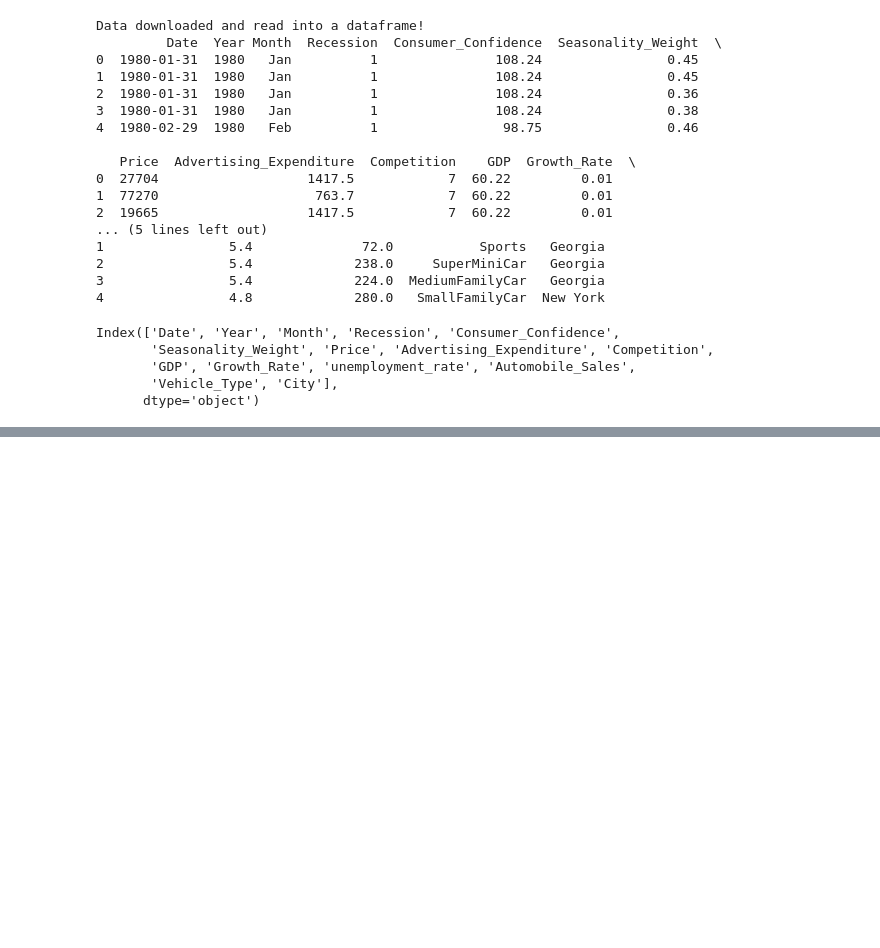
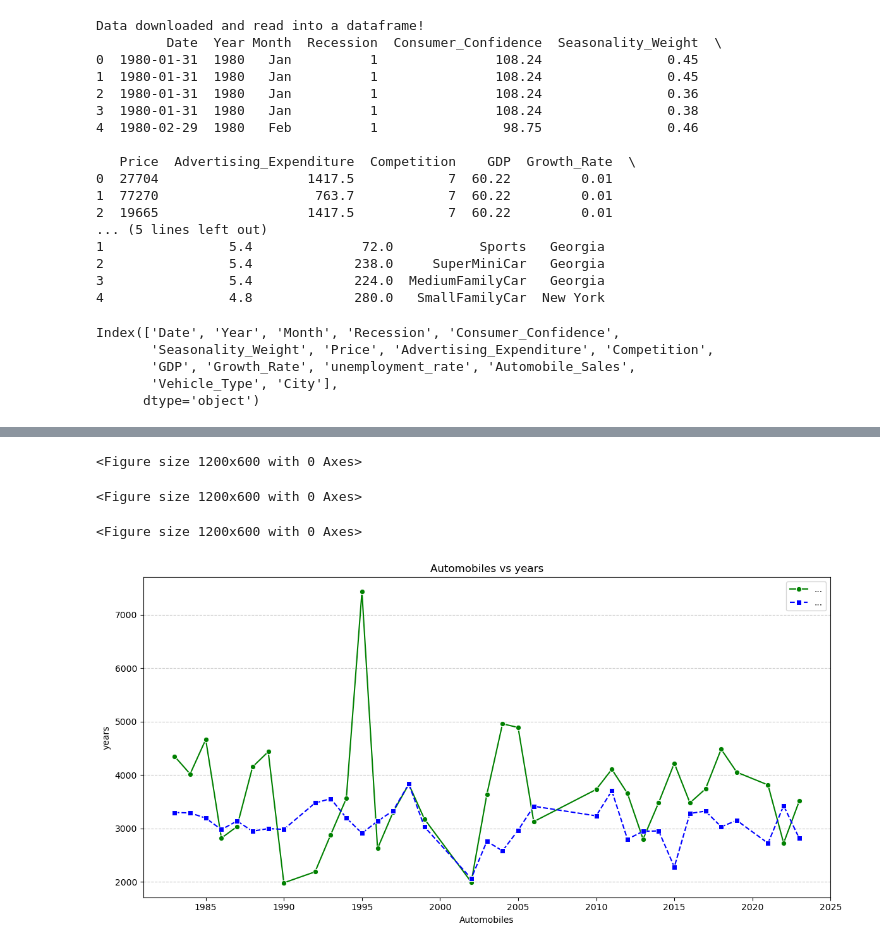
Before and after one commit to CyberWol-12/Data_Visualization_with_Python, a Jupyter notebook: data_visualizataion_with_python/major_project2.ipynb, the cells around one changed output, grey strips where cells are left out. Cells and saved outputs as stored; diff of their text form; code cells hidden in the pictures; blank space fills up the shorter version.

```diff
--- a/data_visualizataion_with_python/major_project2.ipynb
+++ b/data_visualizataion_with_python/major_project2.ipynb
@@ -45,0 +73,26 @@ Index(['Date', 'Year', 'Month', 'Recession', 'Consumer_Confidence',
+# %%
+df_non_rec = df[df['Recession'] == 0]
+
+df_trends = df_non_rec.groupby('Year', as_index=False).agg(
+    Avg_Sales=('Automobile_Sales', 'mean'),
+    Avg_Ad_Spend=('Advertising_Expenditure', 'mean')
+)
+plt.figure(figsize=(12, 6))
+sns.lineplot(data=df_trends, x='Year', y='Avg_Sales', marker='o', linestyle='-', color='green', label='...')
+sns.lineplot(data=df_trends, x='Year', y='Avg_Ad_Spend', marker='s', linestyle='--', color='blue', label='...')
+
+# Add labels, legend, title, and grid
+plt.xlabel('Automobiles')
+plt.ylabel('years')
+plt.title('Automobiles vs years')
+plt.legend()
+plt.grid(axis='y', linestyle='--', alpha=0.7)
+
+# Show the plot
+plt.tight_layout()
+plt.show()
+# %% [output]
+<Figure size 1200x600 with 0 Axes>
+<Figure size 1200x600 with 0 Axes>
+<Figure size 1200x600 with 0 Axes>
+[figure, added]
```
Also changed, not shown: parts of 5 cells of this notebook, 1 other file.
